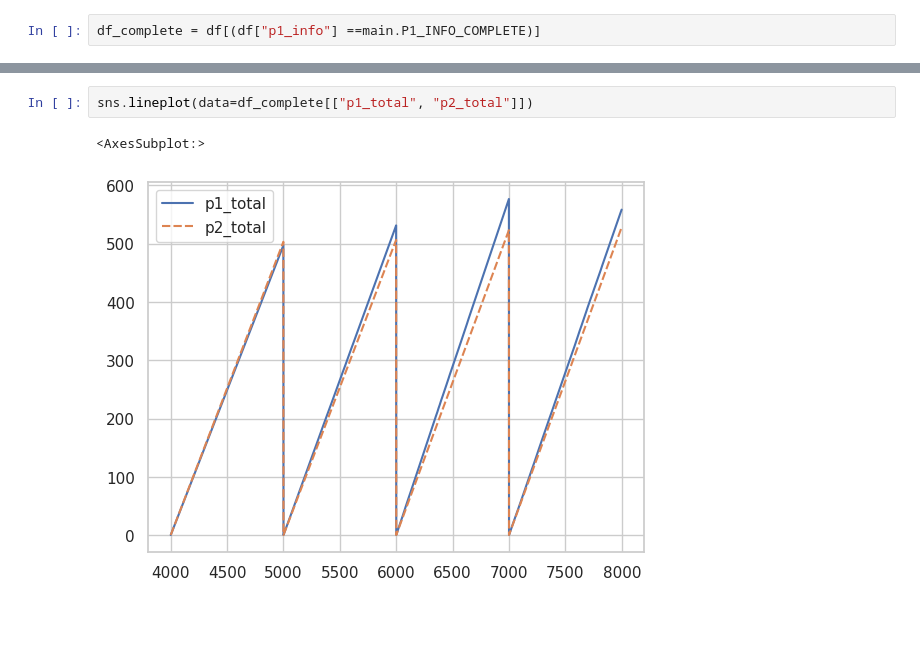
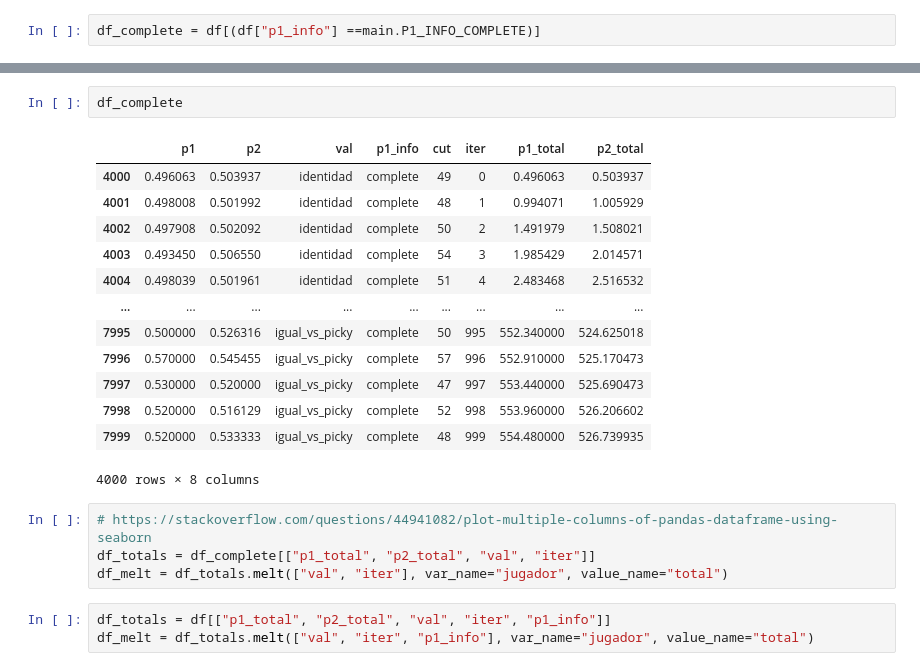
Before and after one commit to mnPanic/tdj-tps, a Jupyter notebook: tp2-cut-and-choose/experimentos.ipynb, the cells around one changed output, grey strips where cells are left out. Saved outputs shown, nothing was run; the diff lists cells and outputs as text; blank space fills up the shorter version.

```diff
--- a/tp2-cut-and-choose/experimentos.ipynb
+++ b/tp2-cut-and-choose/experimentos.ipynb
@@ -66,5 +59,23 @@ sns.histplot(data=df_complete[df_complete["val"]=="todo_v_picky"], x="cut")
-# %%
-sns.lineplot(data=df_complete[["p1_total", "p2_total"]])
-# %% [output]
-<AxesSubplot:>
-[figure, removed]
+# %%
+df_complete
+# %% [output]
+|  | p1 | p2 | val | p1_info | cut | iter | p1_total | p2_total |
+| 4000 | 0.496063 | 0.503937 | identidad | complete | 49 | 0 | 0.496063 | 0.503937 |
+| 4001 | 0.498008 | 0.501992 | identidad | complete | 48 | 1 | 0.994071 | 1.005929 |
+| 4002 | 0.497908 | 0.502092 | identidad | complete | 50 | 2 | 1.491979 | 1.508021 |
+| 4003 | 0.493450 | 0.506550 | identidad | complete | 54 | 3 | 1.985429 | 2.014571 |
+| 4004 | 0.498039 | 0.501961 | identidad | complete | 51 | 4 | 2.483468 | 2.516532 |
+| ... | ... | ... | ... | ... | ... | ... | ... | ... |
+| 7995 | 0.500000 | 0.526316 | igual_vs_picky | complete | 50 | 995 | 552.340000 | 524.625018 |
+| 7996 | 0.570000 | 0.545455 | igual_vs_picky | complete | 57 | 996 | 552.910000 | 525.170473 |
+| 7997 | 0.530000 | 0.520000 | igual_vs_picky | complete | 47 | 997 | 553.440000 | 525.690473 |
+| 7998 | 0.520000 | 0.516129 | igual_vs_picky | complete | 52 | 998 | 553.960000 | 526.206602 |
+| 7999 | 0.520000 | 0.533333 | igual_vs_picky | complete | 48 | 999 | 554.480000 | 526.739935 |
+4000 rows × 8 columns
+# %%
+# https://stackoverflow.com/questions/44941082/plot-multiple-columns-of-pandas-dataframe-using-seaborn
+df_totals = df_complete[["p1_total", "p2_total", "val", "iter"]]
+df_melt = df_totals.melt(["val", "iter"], var_name="jugador", value_name="total")
+# %%
+df_totals = df[["p1_total", "p2_total", "val", "iter", "p1_info"]]
+df_melt = df_totals.melt(["val", "iter", "p1_info"], var_name="jugador", value_name="total")
```
Also changed, not shown: parts of 8 cells of this notebook, 5 other files.
